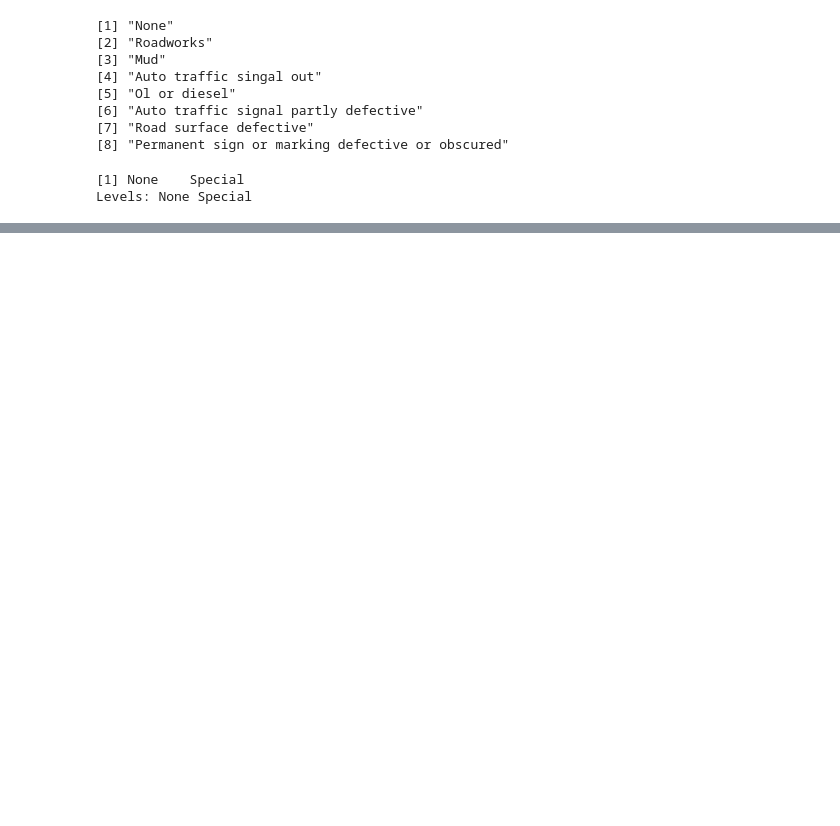
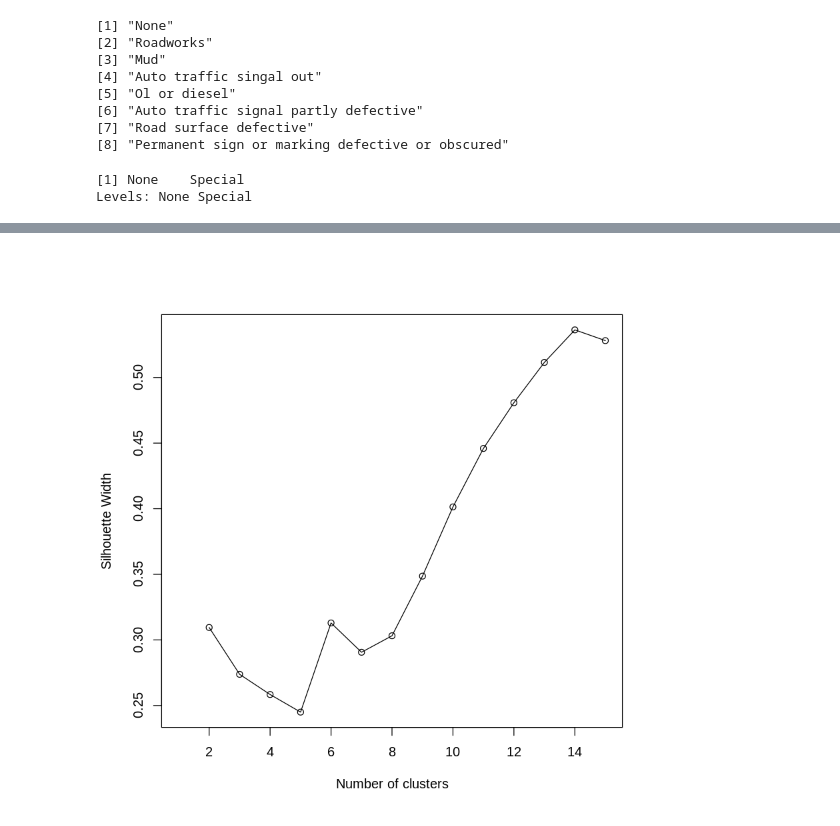
Before and after one commit to tanviranadive/analysis_practice, a Jupyter notebook: code/algorithms/Untitled.ipynb, the cells around one changed output, grey strips where cells are left out. Saved outputs shown, nothing was run; the diff lists cells and outputs as text; code cells hidden in the pictures; blank space fills up the shorter version.

```diff
--- a/code/algorithms/Untitled.ipynb
+++ b/code/algorithms/Untitled.ipynb
@@ -255,7 +247,13 @@ unique(a$Weather_Conditions)
 [1] Fine    Bad     Unknown
 Levels: Unknown Fine Bad
+# %%
+
+colskeep = c("Accident_Severity","Date","Number_of_Vehicles","Road_Type","Speed_limit","Time","Urban_or_Rural_Area","Weather_Conditions")
+
+#colskeep = c("Accident_Severity","Date","Day_of_Week","Light_Conditions","Number_of_Vehicles","Road_Surface_Conditions","Road_Type","Special_Conditions_at_Site","Speed_limit","Time","Urban_or_Rural_Area","Weather_Conditions")
 # %%
 #select subset
-b = subset(a, select = c("Date", "Day_of_Week", "Light_Conditions", "Number_of_Vehicles", "Road_Surface_Conditions", "Road_Type", "Time", "Weather_Conditions"))
+#b = subset(a, select = c("Date", "Day_of_Week", "Light_Conditions", "Number_of_Vehicles", "Road_Surface_Conditions", "Road_Type", "Time", "Weather_Conditions"))
+b=subset(a,select=colskeep)
 glimpse(b)
 # %% [output]
@@ -274,0 +270,11 @@ ERROR: Error: cannot allocate vector of size 53.5 Gb
+# %%
+
+library(dplyr)
+library(cluster)
+library(ggplot2)
+
+
+#compute the distance matrix using ‘gower’
+gower_dist <- daisy(b[, -1], metric = "gower")
+summary(gower_dist)
+gower_mat <- as.matrix(gower_dist)
@@ -274,0 +289,14 @@ ERROR: Error: cannot allocate vector of size 53.5 Gb
+# %%
+# number of cluster PAM
+sil <- c(NA)
+for(i in 2:15){
+  pam_fit <- pam(gower_mat, diss=TRUE, k=i)
+  sil[i] <-pam_fit$silinfo$avg.width
+}
+# %%
+plot(1:15, sil,
+     xlab = "Number of clusters",
+     ylab = "Silhouette Width")
+lines(1:15, sil)
+# %% [output]
+[figure, added]
```
Also changed, not shown: parts of 16 cells of this notebook, 6 other files.
